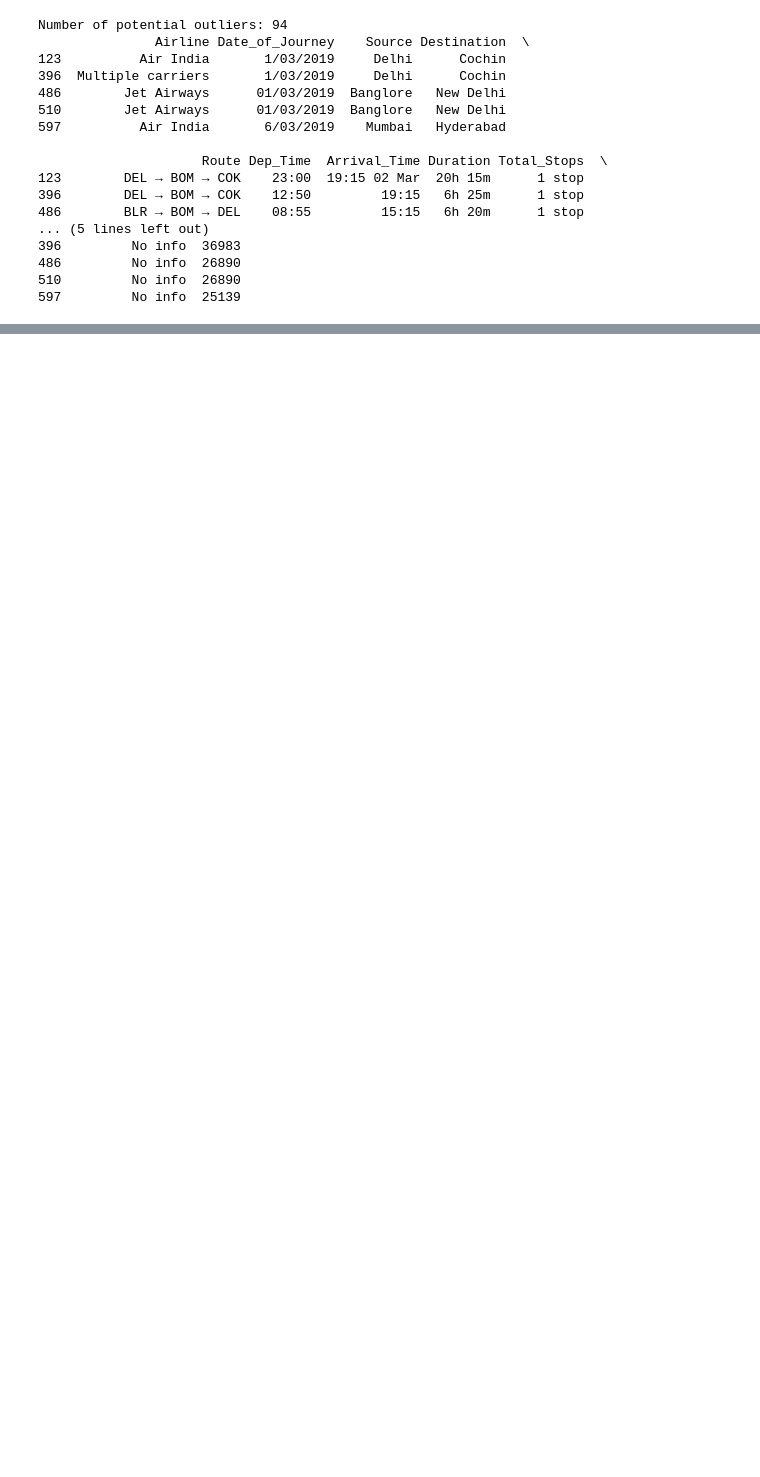
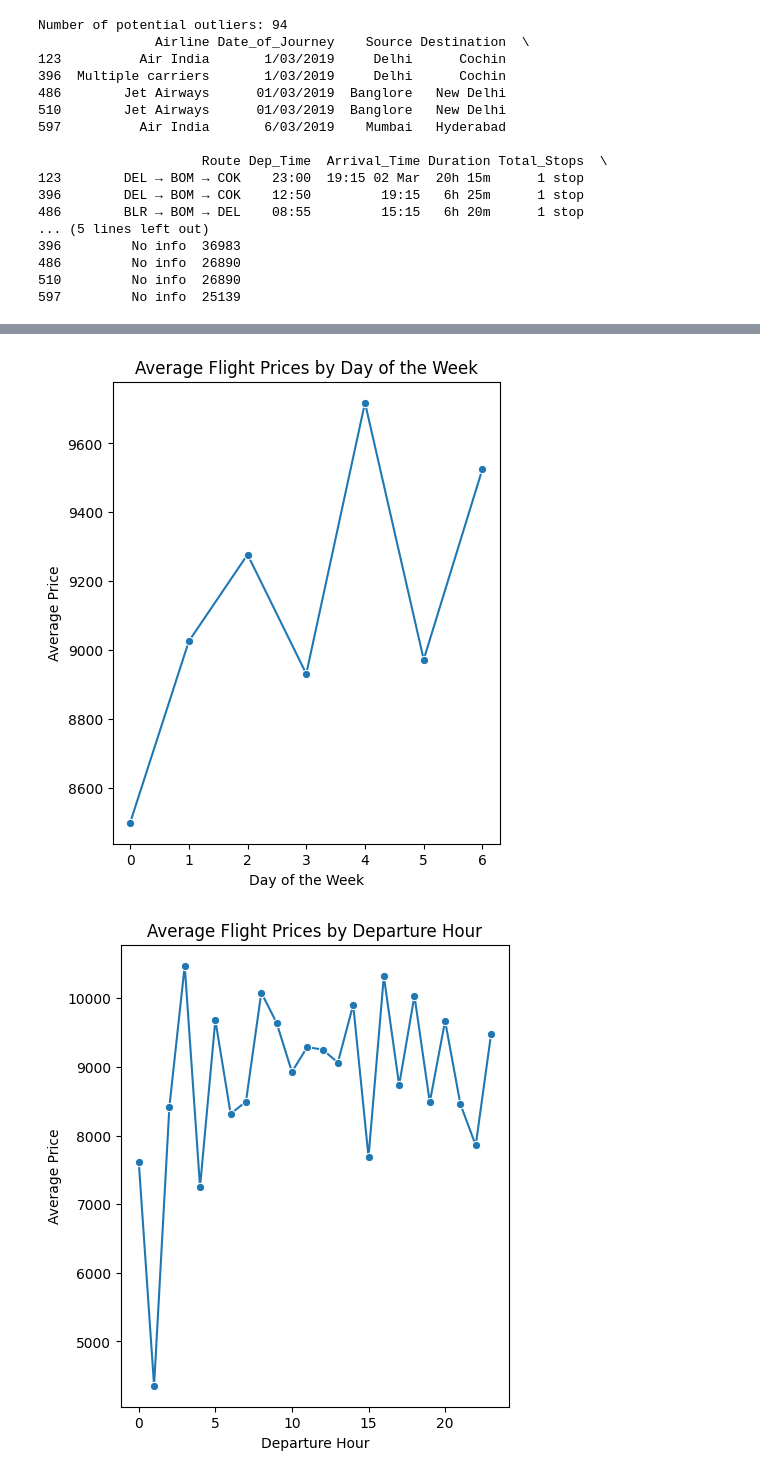
Before and after one commit to kaumil-mg/pyassign, a Jupyter notebook: 25th-March.ipynb, the cells around one changed output, grey strips where cells are left out. Saved outputs shown, nothing was run; the diff lists cells and outputs as text; code cells hidden in the pictures; blank space fills up the shorter version.

```diff
--- a/25th-March.ipynb
+++ b/25th-March.ipynb
@@ -112,0 +190,42 @@ Number of potential outliers: 94
+# %%
+# Temporal trends
+df['Day_of_Week'] = df['Date_of_Journey'].dt.dayofweek
+avg_price_per_day = df.groupby('Day_of_Week')['Price'].mean().reset_index()
+
+plt.figure(figsize=(5, 6))
+sns.lineplot(data=avg_price_per_day, x='Day_of_Week', y='Price', marker='o')
+plt.title('Average Flight Prices by Day of the Week')
+plt.xlabel('Day of the Week')
+plt.ylabel('Average Price')
+plt.show()
+
+# Time of day trends
+df['Dep_Hour'] = pd.to_datetime(df['Dep_Time']).dt.hour
+avg_price_per_hour = df.groupby('Dep_Hour')['Price'].mean().reset_index()
+
+plt.figure(figsize=(5, 6))
+sns.lineplot(data=avg_price_per_hour, x='Dep_Hour', y='Price', marker='o')
+plt.title('Average Flight Prices by Departure Hour')
+plt.xlabel('Departure Hour')
+plt.ylabel('Average Price')
+plt.show()
+
+# Duration and Stops
+plt.figure(figsize=(5, 6))
+sns.scatterplot(data=df, x='Duration', y='Price', hue='Total_Stops', palette='viridis')
+plt.title('Flight Prices by Duration and Number of Stops')
+plt.xlabel('Duration')
+plt.ylabel('Price')
+plt.show()
+
+# Airline
+plt.figure(figsize=(5, 8))
+sns.boxplot(x='Airline', y='Price', data=df)
+plt.title('Flight Prices by Airline')
+plt.xlabel('Airline')
+plt.ylabel('Price')
+plt.xticks(rotation=45)
+plt.show()
+# %% [output]
+[figure, added]
+[figure, added]
```
Also changed, not shown: parts of 16 cells of this notebook.
